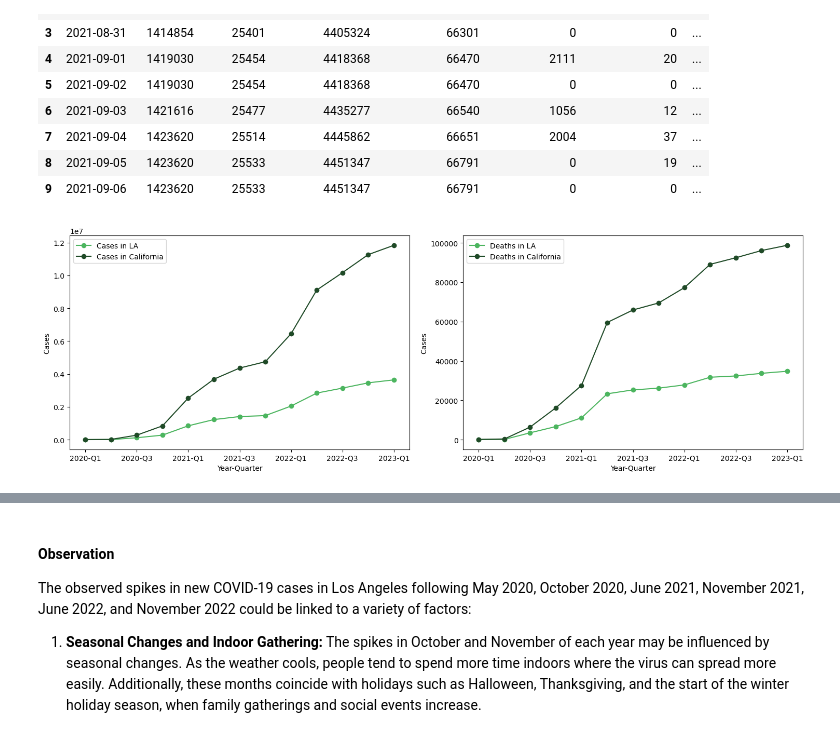
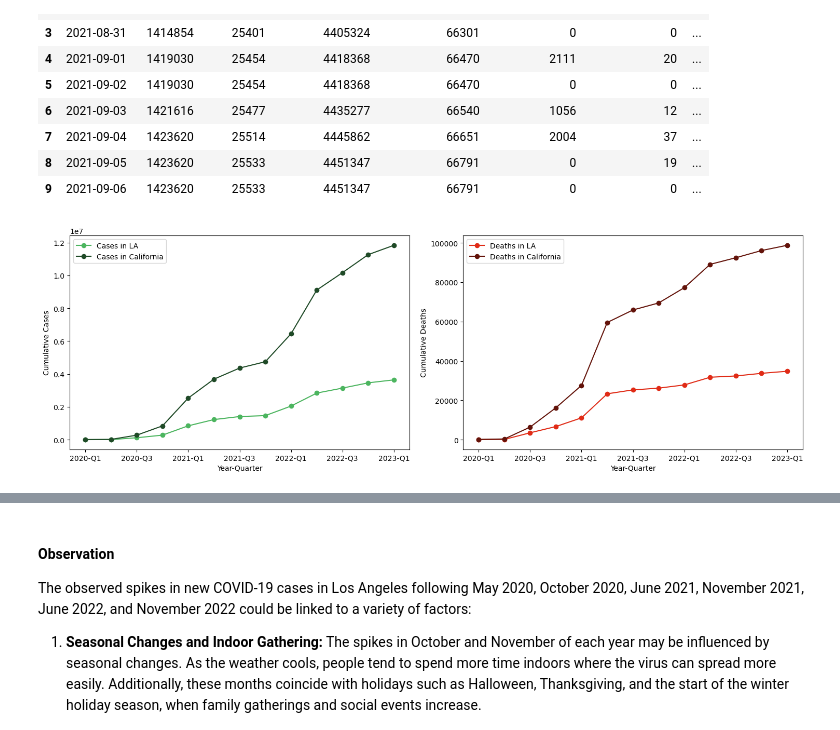
Before and after one commit to PremPrakashS/my-made-repo, a Jupyter notebook: project/report.ipynb, the cells around one changed output, grey strips where cells are left out. Drawn from its saved outputs; the diff is of its cells as text; code cells hidden in the pictures.

```diff
--- a/project/report.ipynb
+++ b/project/report.ipynb
@@ -256,35 +209,35 @@ covid_df.head(10)
 covid_cases_grp_Y_Q = covid_df.groupby('Year-Quarter').agg({'Cases_LA': 'first', 'Cases_California': 'first'}).reset_index()
 covid_death_grp_Y_Q = covid_df.groupby('Year-Quarter').agg({'Deaths_LA': 'first', 'Deaths_California': 'first'}).reset_index()
 
 # Create a figure and a set of subplots
 fig, (ax1, ax2) = plt.subplots(1, 2, figsize=(15, 5))
 
 # First subplot
 ax1.plot(covid_cases_grp_Y_Q['Year-Quarter'], covid_cases_grp_Y_Q['Cases_LA'], marker='o', label='Cases in LA', color='#4cb55f')
 ax1.plot(covid_cases_grp_Y_Q['Year-Quarter'], covid_cases_grp_Y_Q['Cases_California'], marker='o', label='Cases in California', color='#1f4a27')
 ax1.set_xlabel('Year-Quarter')
-ax1.set_ylabel('Cases')
+ax1.set_ylabel('Cumulative Cases')
 ax1.legend()
 
 ticks_to_use_1 = list(covid_cases_grp_Y_Q['Year-Quarter'][::2])
 ax1.set_xticks(ticks_to_use_1)
 ax1.set_xticklabels([str(i) for i in ticks_to_use_1])
 
 # Second subplot
-ax2.plot(covid_death_grp_Y_Q['Year-Quarter'], covid_death_grp_Y_Q['Deaths_LA'], marker='o', label='Deaths in LA', color='#4cb55f')
-ax2.plot(covid_death_grp_Y_Q['Year-Quarter'], covid_death_grp_Y_Q['Deaths_California'], marker='o', label='Deaths in California', color='#1f4a27')
+ax2.plot(covid_death_grp_Y_Q['Year-Quarter'], covid_death_grp_Y_Q['Deaths_LA'], marker='o', label='Deaths in LA', color='#e02b16')
+ax2.plot(covid_death_grp_Y_Q['Year-Quarter'], covid_death_grp_Y_Q['Deaths_California'], marker='o', label='Deaths in California', color='#63130a')
 ax2.set_xlabel('Year-Quarter')
-ax2.set_ylabel('Cases')
+ax2.set_ylabel('Cumulative Deaths')
 ax2.legend()
 
 ticks_to_use_2 = list(covid_death_grp_Y_Q['Year-Quarter'][::2])
 ax2.set_xticks(ticks_to_use_2)
 ax2.set_xticklabels([str(i) for i in ticks_to_use_2])
 
 # Automatically adjust subplot params so that the subplot(s) fits in to the figure area.
 plt.tight_layout()
 
 # Show the plot
 plt.show()
 # %% [output]
-[figure, old version]
+[figure, new version]
```
Also changed, not shown: parts of 27 cells of this notebook, 2 other files.
